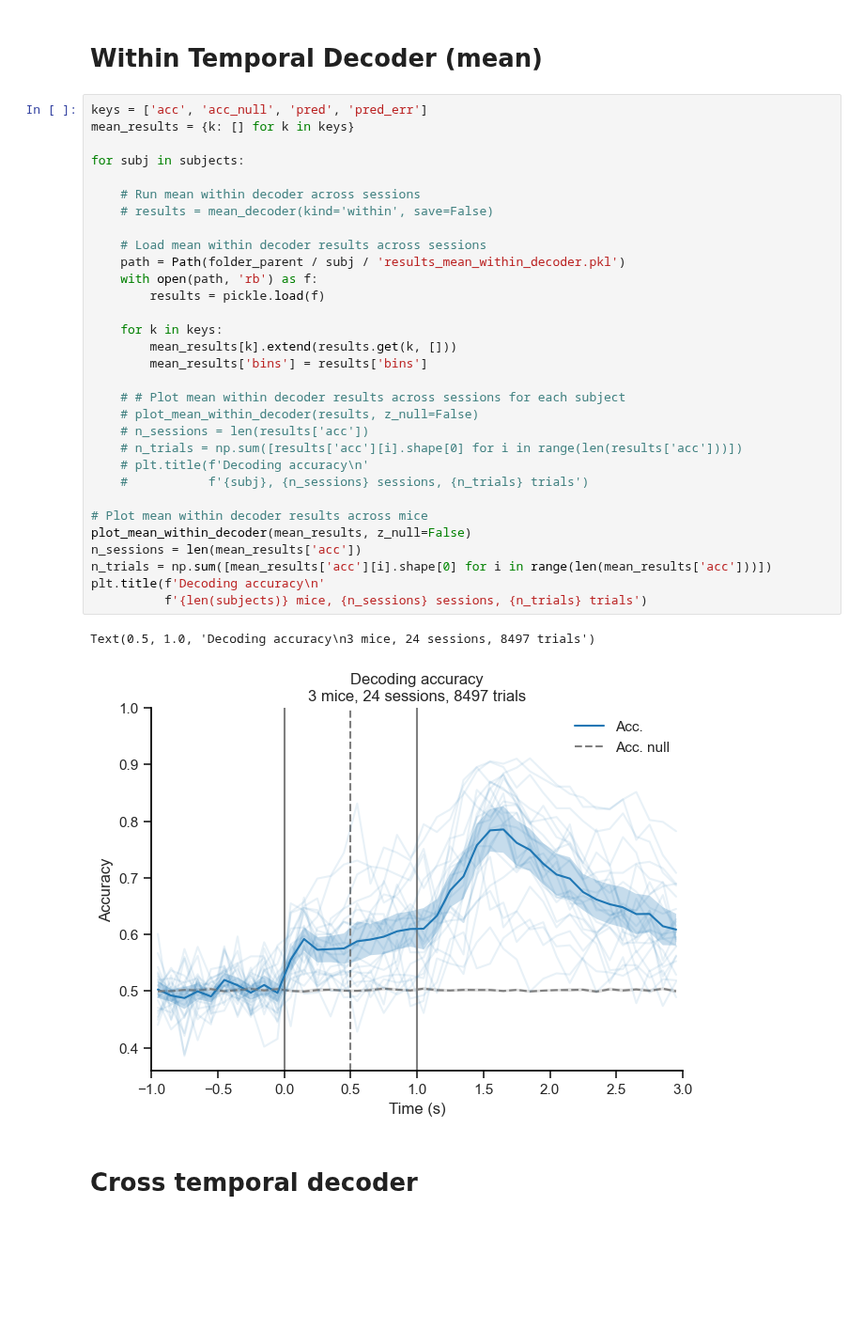
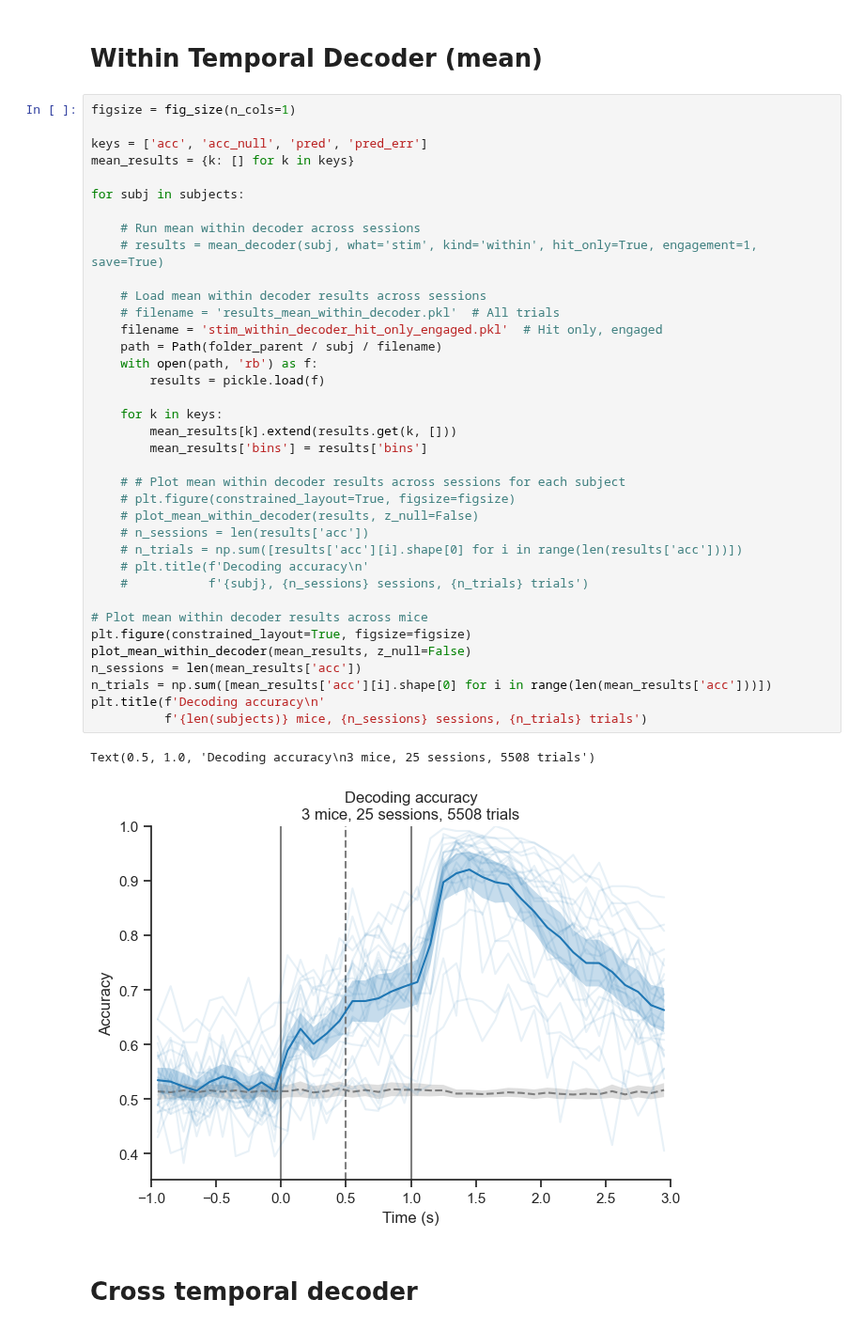
Before and after one commit to 3leni0n/PycharmProjects, a Jupyter notebook: ephys/decoder/notebook.ipynb, the cells around one changed output. Shown at 94% size. Cells and saved outputs as stored; diff of their text form; blank space fills up the shorter version.

Commit message:
Changed de coders to take what to decode (stimulus vs choice) as input. SOme other smaller changes

```diff
--- a/ephys/decoder/notebook.ipynb
+++ b/ephys/decoder/notebook.ipynb
@@ -99,39 +99,45 @@ Bad sessions:
 # %% [markdown]
 # Within Temporal Decoder (mean)
 # %%
+figsize = fig_size(n_cols=1)
+
 keys = ['acc', 'acc_null', 'pred', 'pred_err']
 mean_results = {k: [] for k in keys}
 
 for subj in subjects:
 
     # Run mean within decoder across sessions
-    # results = mean_decoder(kind='within', save=False)
+    # results = mean_decoder(subj, what='stim', kind='within', hit_only=True, engagement=1, save=True)
 
     # Load mean within decoder results across sessions
-    path = Path(folder_parent / subj / 'results_mean_within_decoder.pkl')
+    # filename = 'results_mean_within_decoder.pkl'  # All trials
+    filename = 'stim_within_decoder_hit_only_engaged.pkl'  # Hit only, engaged
+    path = Path(folder_parent / subj / filename)
     with open(path, 'rb') as f:
         results = pickle.load(f)
 
     for k in keys:
         mean_results[k].extend(results.get(k, []))
         mean_results['bins'] = results['bins']
 
     # # Plot mean within decoder results across sessions for each subject
+    # plt.figure(constrained_layout=True, figsize=figsize)
     # plot_mean_within_decoder(results, z_null=False)
     # n_sessions = len(results['acc'])
     # n_trials = np.sum([results['acc'][i].shape[0] for i in range(len(results['acc']))])
     # plt.title(f'Decoding accuracy\n'
     #           f'{subj}, {n_sessions} sessions, {n_trials} trials')
 
 # Plot mean within decoder results across mice
+plt.figure(constrained_layout=True, figsize=figsize)
 plot_mean_within_decoder(mean_results, z_null=False)
 n_sessions = len(mean_results['acc'])
 n_trials = np.sum([mean_results['acc'][i].shape[0] for i in range(len(mean_results['acc']))])
 plt.title(f'Decoding accuracy\n'
           f'{len(subjects)} mice, {n_sessions} sessions, {n_trials} trials')
 # %% [output]
-Text(0.5, 1.0, 'Decoding accuracy\n3 mice, 24 sessions, 8497 trials')
+Text(0.5, 1.0, 'Decoding accuracy\n3 mice, 25 sessions, 5508 trials')
-[figure, old version]
+[figure, new version]
 # %% [markdown]
 # Cross temporal decoder
 # %%
```
Also changed, not shown: parts of 11 cells of this notebook, 17 other files.
